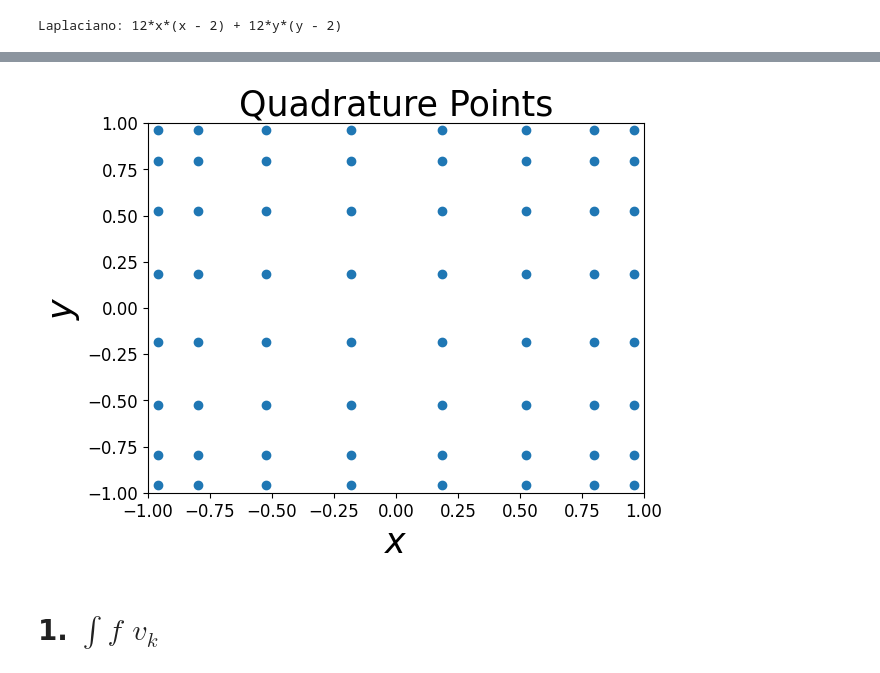
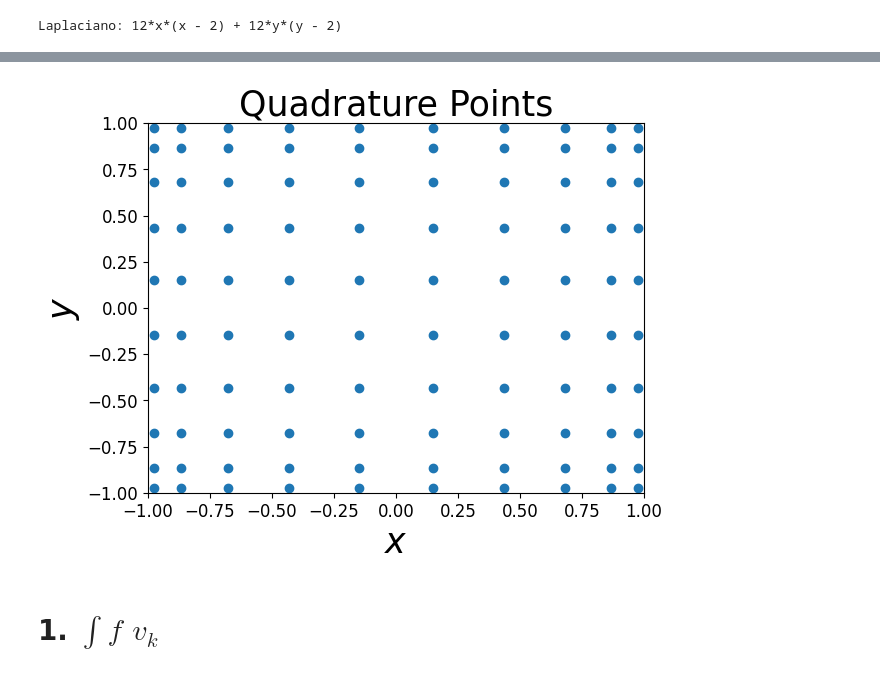
Before and after one commit to SebastianJaraCifuentes/PINNs, a Jupyter notebook: hp-VPINNs/2D-20Nov.ipynb, the cells around one changed output, grey strips where cells are left out. Drawn from its saved outputs; the diff is of its cells as text; code cells hidden in the pictures.

```diff
--- a/hp-VPINNs/2D-20Nov.ipynb
+++ b/hp-VPINNs/2D-20Nov.ipynb
@@ -154,25 +154,25 @@ fig.set_size_inches(w=5,h=5)
 # %%
 # Quadrature Points
-N_quad = 8
+N_quad = 10
 
 [X_quad, WX_quad] = GaussJacobiWeights(N_quad, 0, 0)
 Y_quad, WY_quad = (X_quad, WX_quad)
 xx, yy = np.meshgrid(X_quad, Y_quad)
 wxx, wyy = np.meshgrid(WX_quad, WY_quad)
 XY_quad_train = np.hstack((xx.flatten()[:,None], yy.flatten()[:,None]))
 WXY_quad_train = np.hstack((wxx.flatten()[:,None], wyy.flatten()[:,None]))
 
 # Test points
 plt.scatter(xx.flatten()[:,None], yy.flatten()[:,None])
 plt.xlabel('$x$', fontsize = fontsize)
 plt.ylabel('$y$', fontsize = fontsize)
 plt.title('Quadrature Points', fontsize = fontsize)
 plt.xlim([-1,1])
 plt.ylim([-1,1])
 plt.tick_params( labelsize = 12)
 plt.show()
 # %% [output]
-[figure, old version]
+[figure, new version]
 # %% [markdown]
 # 1. $\int f\,\, v_k$
 # %% [markdown]
```
Also changed, not shown: parts of 10 cells of this notebook.
